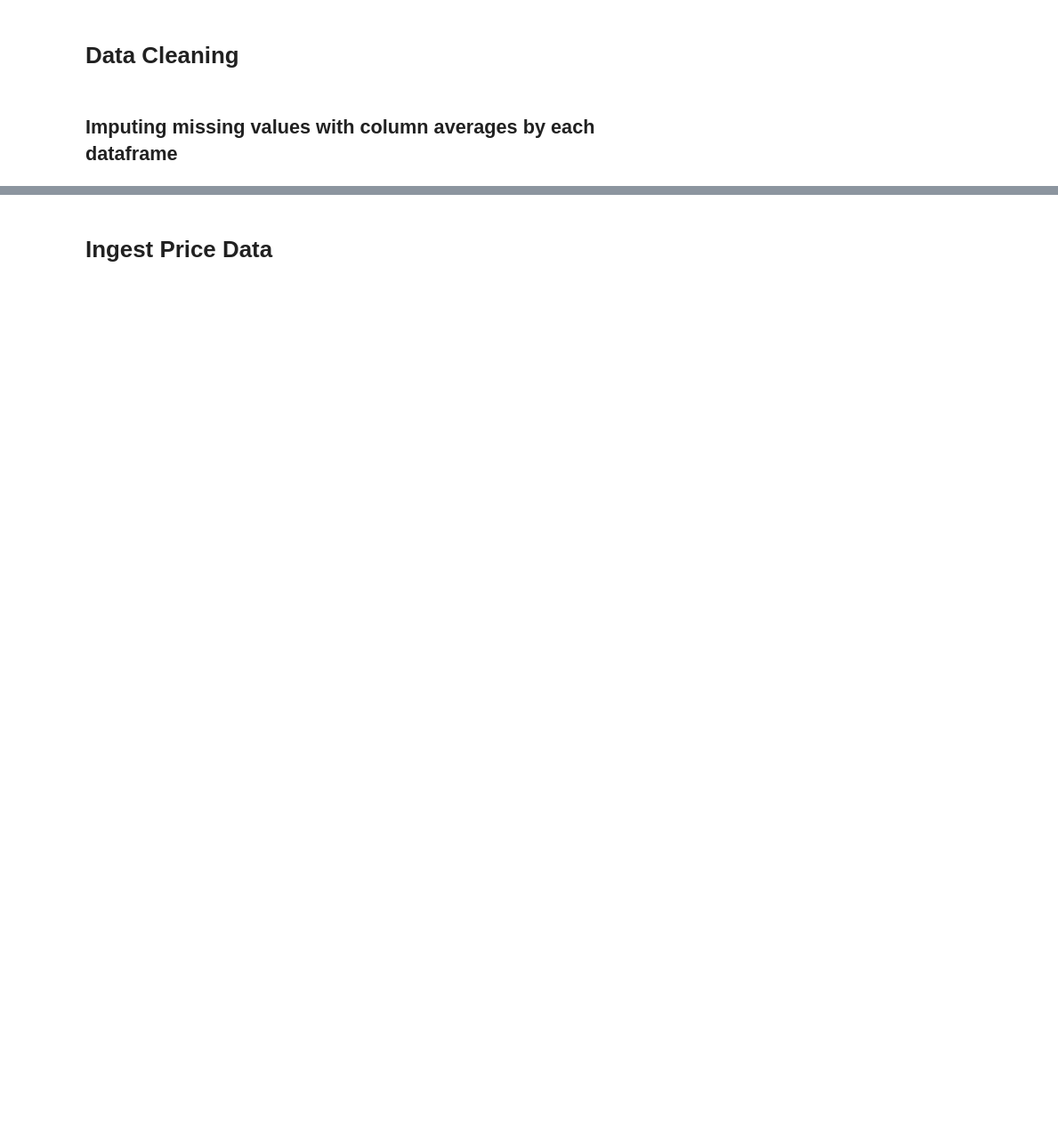
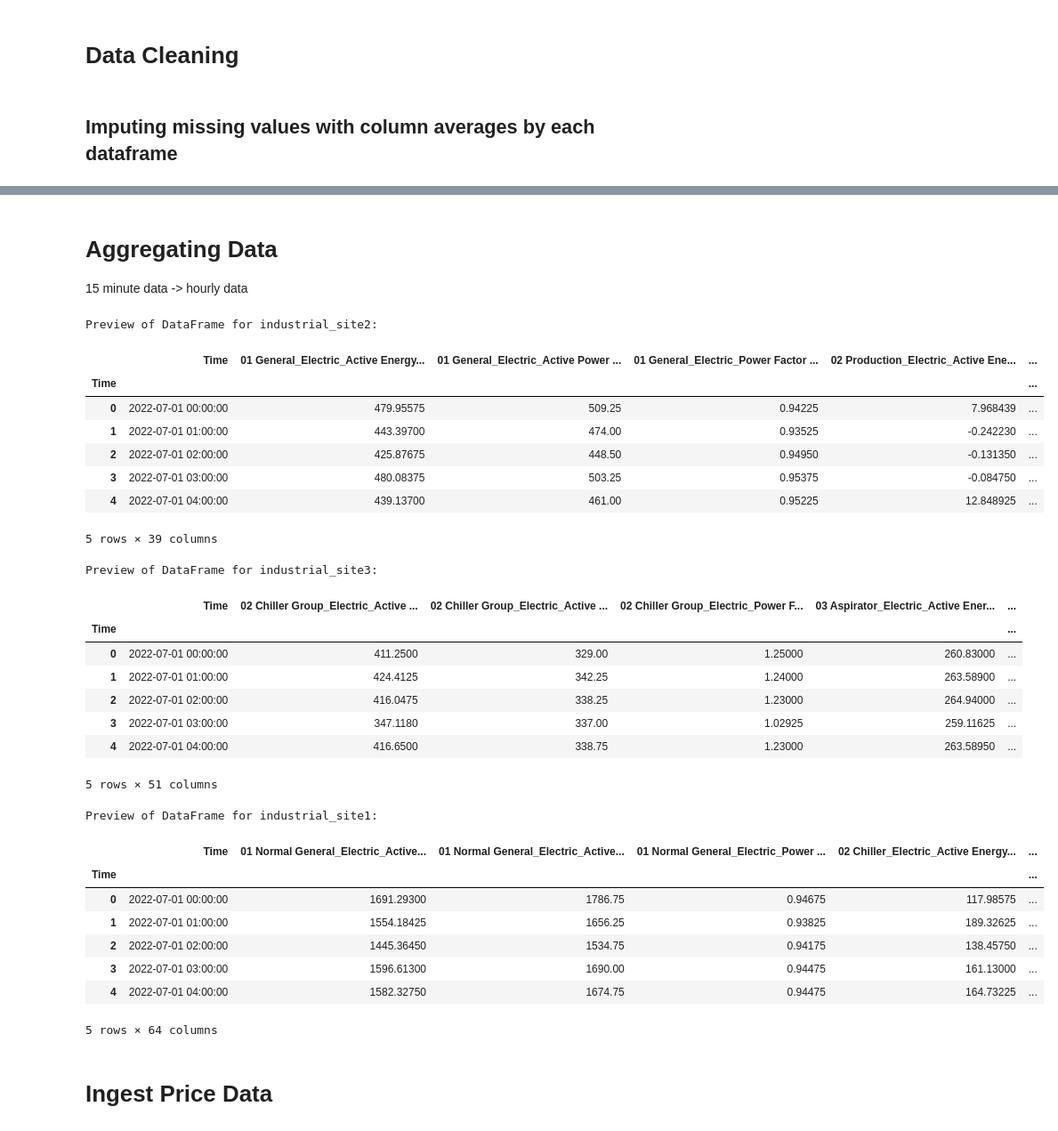
Before and after one commit to johanbarreiro/energy_consumption_optimizer, a Jupyter notebook: data_pipeline.ipynb, the cells around one changed output, grey strips where cells are left out. Shown at 89% size. Cells and saved outputs as stored; diff of their text form; code cells hidden in the pictures; blank space fills up the shorter version.

```diff
--- a/data_pipeline.ipynb
+++ b/data_pipeline.ipynb
@@ -153,3 +131,37 @@ du.nan_checker(dataframes)
+# %% [markdown]
+# Aggregating Data
+15 minute data -> hourly data
+# %%
+dataframes = du.aggregate_to_hourly(dataframes, 'Time')
+du.preview_dict_of_dfs(dataframes)
+# %% [output]
+Preview of DataFrame for industrial_site2:
+|  | Time | 01 General_Electric_Active Energy... | 01 General_Electric_Active Power ... | 01 General_Electric_Power Factor ... | 02 Production_Electric_Active Ene... | ... |
+| Time |  |  |  |  |  | ... |
+| 0 | 2022-07-01 00:00:00 | 479.95575 | 509.25 | 0.94225 | 7.968439 | ... |
+| 1 | 2022-07-01 01:00:00 | 443.39700 | 474.00 | 0.93525 | -0.242230 | ... |
+| 2 | 2022-07-01 02:00:00 | 425.87675 | 448.50 | 0.94950 | -0.131350 | ... |
+| 3 | 2022-07-01 03:00:00 | 480.08375 | 503.25 | 0.95375 | -0.084750 | ... |
+| 4 | 2022-07-01 04:00:00 | 439.13700 | 461.00 | 0.95225 | 12.848925 | ... |
+5 rows × 39 columns
+Preview of DataFrame for industrial_site3:
+|  | Time | 02 Chiller Group_Electric_Active ... | 02 Chiller Group_Electric_Active ... | 02 Chiller Group_Electric_Power F... | 03 Aspirator_Electric_Active Ener... | ... |
+| Time |  |  |  |  |  | ... |
+| 0 | 2022-07-01 00:00:00 | 411.2500 | 329.00 | 1.25000 | 260.83000 | ... |
+| 1 | 2022-07-01 01:00:00 | 424.4125 | 342.25 | 1.24000 | 263.58900 | ... |
+| 2 | 2022-07-01 02:00:00 | 416.0475 | 338.25 | 1.23000 | 264.94000 | ... |
+| 3 | 2022-07-01 03:00:00 | 347.1180 | 337.00 | 1.02925 | 259.11625 | ... |
+| 4 | 2022-07-01 04:00:00 | 416.6500 | 338.75 | 1.23000 | 263.58950 | ... |
+5 rows × 51 columns
+Preview of DataFrame for industrial_site1:
+|  | Time | 01 Normal General_Electric_Active... | 01 Normal General_Electric_Active... | 01 Normal General_Electric_Power ... | 02 Chiller_Electric_Active Energy... | ... |
+| Time |  |  |  |  |  | ... |
+| 0 | 2022-07-01 00:00:00 | 1691.29300 | 1786.75 | 0.94675 | 117.98575 | ... |
+| 1 | 2022-07-01 01:00:00 | 1554.18425 | 1656.25 | 0.93825 | 189.32625 | ... |
+| 2 | 2022-07-01 02:00:00 | 1445.36450 | 1534.75 | 0.94175 | 138.45750 | ... |
+| 3 | 2022-07-01 03:00:00 | 1596.61300 | 1690.00 | 0.94475 | 161.13000 | ... |
+| 4 | 2022-07-01 04:00:00 | 1582.32750 | 1674.75 | 0.94475 | 164.73225 | ... |
+5 rows × 64 columns
 # %% [markdown]
 # Ingest Price Data
 # %%
```
Also changed, not shown: parts of 25 cells of this notebook, 4 other files.
